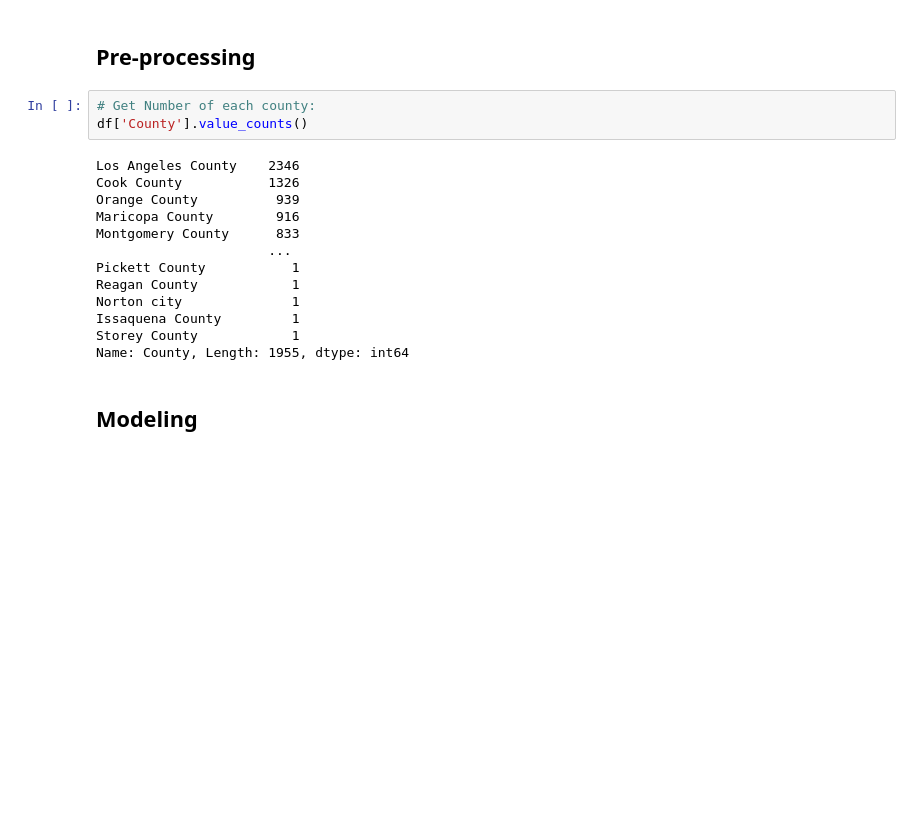
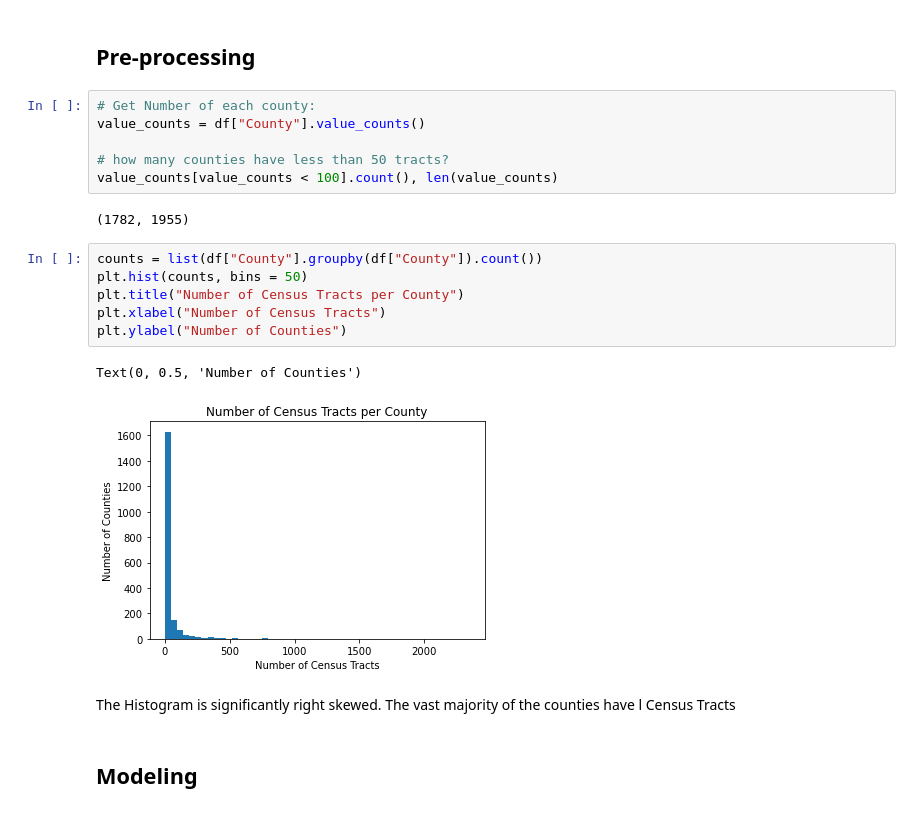
Before and after one commit to RayaanJIrani/MLLab4MultiLayerPerceptron, a Jupyter notebook: main.ipynb, the cells around one changed output. Drawn from its saved outputs; the diff is of its cells as text; blank space fills up the shorter version.

Commit message:
graphed number of census tracts per county

```diff
--- a/main.ipynb
+++ b/main.ipynb
@@ -52,20 +52,23 @@ memory usage: 20.9+ MB
 ## Pre-processing
 # %%
 # Get Number of each county:
-df['County'].value_counts()
+value_counts = df["County"].value_counts()
+
+# how many counties have less than 50 tracts?
+value_counts[value_counts < 100].count(), len(value_counts)
 # %% [output]
-Los Angeles County    2346
-Cook County           1326
-Orange County          939
-Maricopa County        916
-Montgomery County      833
-                      ...
-Pickett County           1
-Reagan County            1
-Norton city              1
-Issaquena County         1
-Storey County            1
-Name: County, Length: 1955, dtype: int64
+(1782, 1955)
+# %%
+counts = list(df["County"].groupby(df["County"]).count())
+plt.hist(counts, bins = 50)
+plt.title("Number of Census Tracts per County")
+plt.xlabel("Number of Census Tracts")
+plt.ylabel("Number of Counties")
+# %% [output]
+Text(0, 0.5, 'Number of Counties')
+[figure, added]
+# %% [markdown]
+The Histogram is significantly right skewed. The vast majority of the counties have l Census Tracts
 # %% [markdown]
 ## Modeling
 # %%
```
